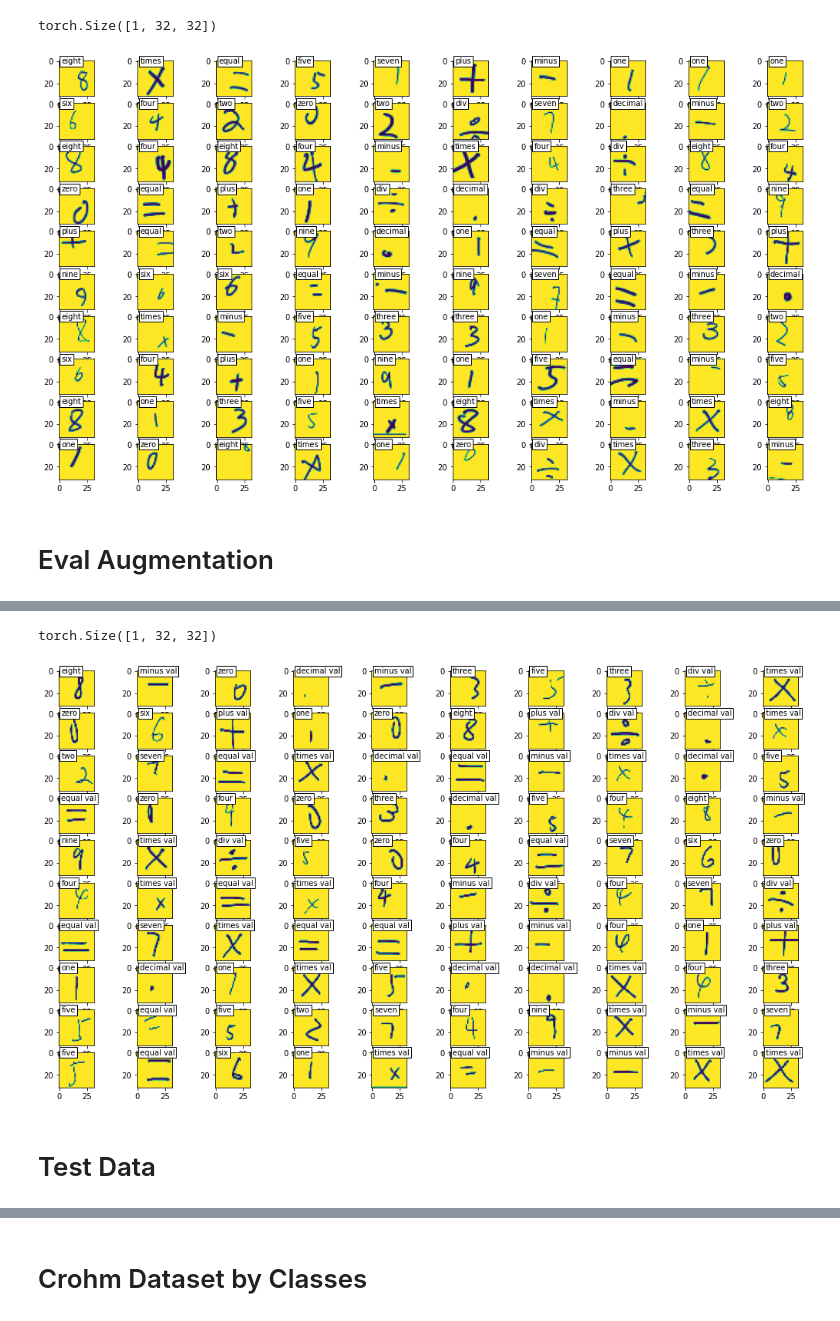
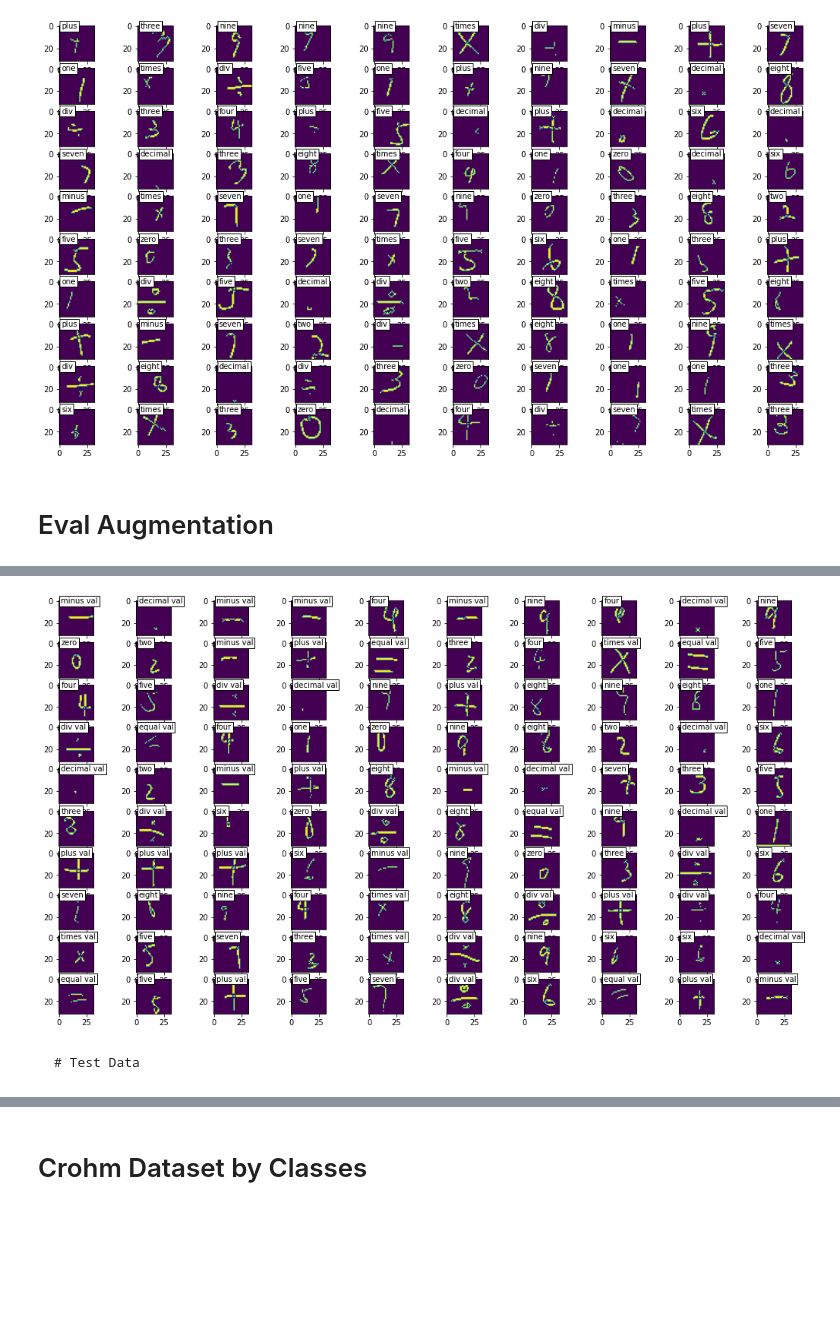
Before and after one commit to shubham-shinde/optical_character_recognition, a Jupyter notebook: notebooks/Train-Eval Data Augmentation.ipynb, the cells around one changed output, grey strips where cells are left out. Saved outputs shown, nothing was run; the diff lists cells and outputs as text; code cells hidden in the pictures; blank space fills up the shorter version.

```diff
--- a/notebooks/Train-Eval Data Augmentation.ipynb
+++ b/notebooks/Train-Eval Data Augmentation.ipynb
@@ -93,24 +119,23 @@ class ImageDataset(Dataset):
 
     def __getitem__(self, idx):
         image_filepath, label = self.paths[idx]
-        image = cv2.imread(image_filepath)
-        image = cv2.cvtColor(image, cv2.COLOR_BGR2RGB)
+        original_img = cv2.imread(image_filepath)
+        original_img = cv2.cvtColor(original_img, cv2.COLOR_BGR2RGB)
         if self.transform is not None:
-            image = self.transform(image=image)["image"]
-        return image, self.class_to_idx[label]
+            image = self.transform(image=original_img)["image"]
+        oh, ow, _c = original_img.shape
+        noh, now = 140, 160
+        b_o = cv2.copyMakeBorder(original_img, 0, noh-oh,0, now-ow, cv2.BORDER_CONSTANT, None, value = -1)
+        return image, self.class_to_idx[label], original_img
 train_dataset = ImageDataset(root=train_dataset_path, transform=train_dataset_transform)
 # %%
 import math
 from tqdm import tqdm
 plt.rcParams['figure.figsize'] = [18, 10]
-def show_transformed_images(dataset):
-    loader = torch.utils.data.DataLoader(dataset, batch_size=100,  shuffle=True)
-    batch = next(iter(loader))
-    images, labels = batch
-    width = 10
+
+def show_grid(images, labels, width, dataset):
     f, axarr = plt.subplots(math.ceil(len(labels)/width), width)
     row, col = 0, 0
-    print(images[0].shape)
     for i, image in tqdm(enumerate(images)):
         label = dataset.idx_to_class[int(labels[i])]
         axarr[row,col].imshow(np.transpose(image, (1, 2, 0)))
@@ -120,16 +145,37 @@ def show_transformed_images(dataset):
             row+=1
             col = 0
     plt.show()
-show_transformed_images(train_dataset)
+
+
+def show_transformed_images(dataset, name='', save=False, batch_size=100):
+    loader = torch.utils.data.DataLoader(dataset, batch_size=batch_size,  shuffle=True)
+    batch = next(iter(loader))
+    images, labels, original_imgs = batch
+    if not os.path.isdir(f'./../data/aug/{name}'):
+        os.mkdir(f'./../data/aug/{name}/')
+    if save:
+        for i in tqdm(range(len(images))):
+            o_i_s_h, o_i_s_w = original_imgs[i].shape
+            i_h, i_w = images[i][0].shape
+            r_i = np.pad(images[i][0].numpy(), ((0, o_i_s_h - i_h), (0, 0)), 'constant', constant_values=-1)
+            con_img = cv2.hconcat([original_imgs[i].numpy(), r_i])
+            status = cv2.imwrite(f'./../data/aug/{name}/img_{str(i)}.png', con_img)
+
+    width = 10
+    show_grid(images, labels, width, dataset)
+#     show_grid(original_imgs, labels, width, dataset)
+show_transformed_images(train_dataset, batch_size=100, name='train', save=True)
 # %% [output]
-torch.Size([1, 32, 32])
-[figure, old version]
+[figure, new version]
 # %% [markdown]
 # Eval Augmentation
 # %%
 eval_dataset_transform = A.Compose([
     ToBlackAndWhite(p=1),
     A.Resize(width=model_input_shape[0], height=model_input_shape[0]),
+    Thresholding(p=1),
+    Skeletonize(p=1,conv_shape=3),
+    Thresholding(p=1),
     ToTensorV2()
 ])
 # %%
@@ -154,11 +200,10 @@ eval_dataset.class_to_idx
  'five': 14,
  'four': 15}
 # %%
-show_transformed_images(eval_dataset)
+show_transformed_images(eval_dataset, save=True, name='eval', batch_size=100)
 # %% [output]
-torch.Size([1, 32, 32])
-[figure, old version]
+[figure, new version]
 # %% [markdown]
-# Test Data
+    # Test Data
 # %%
 test_dataset_transform = A.Compose([
```
Also changed, not shown: parts of 9 cells of this notebook, 2 other files.
